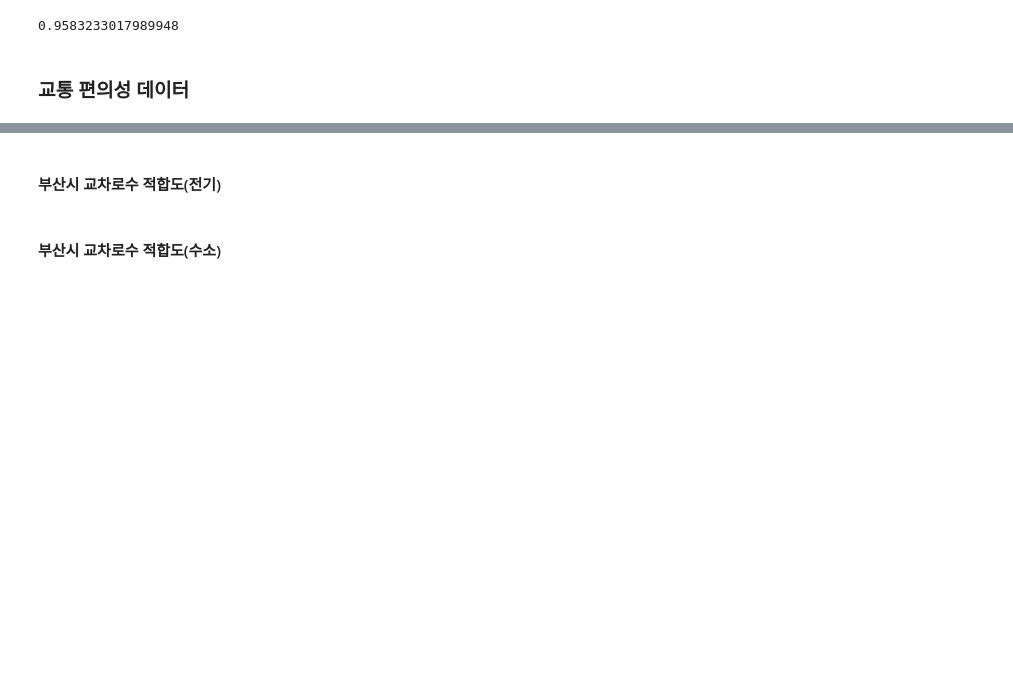
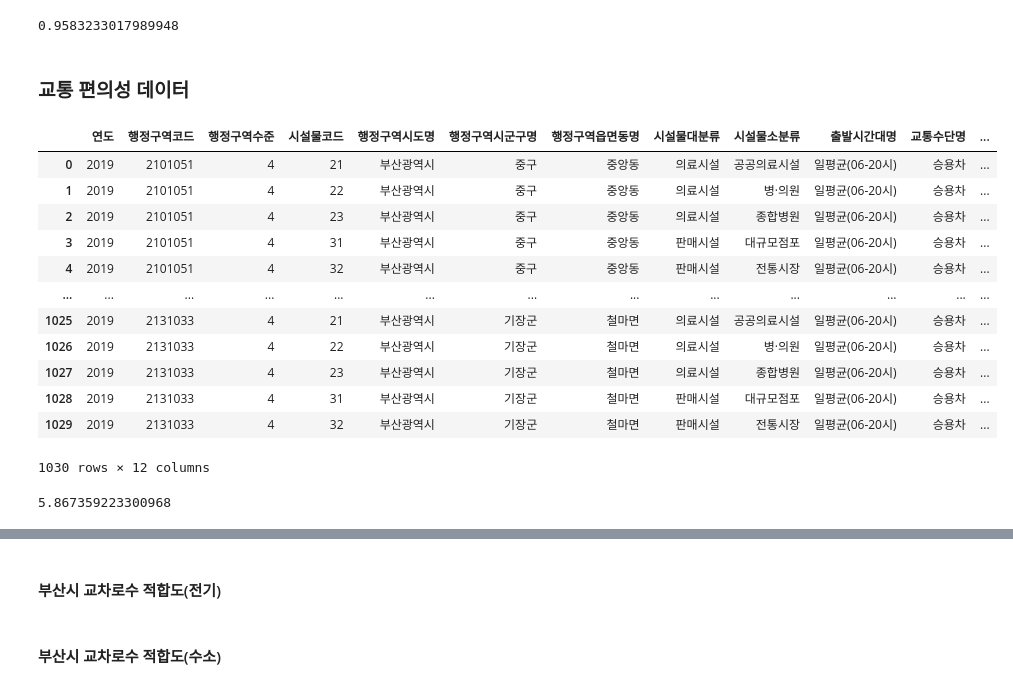
Before and after one commit to jhparkland/Green-Car-Charging-Station-Site-Selection, a Jupyter notebook: Notebook/GVCS/GVCS.ipynb, the cells around one changed output, grey strips where cells are left out. Drawn from its saved outputs; the diff is of its cells as text; code cells hidden in the pictures; blank space fills up the shorter version.

```diff
--- a/Notebook/GVCS/GVCS.ipynb
+++ b/Notebook/GVCS/GVCS.ipynb
@@ -675,3 +734,26 @@ HVCS_pro
 0.9583233017989948
 # %% [markdown]
 ### 교통 편의성 데이터
+# %%
+# 교통 접근성 (Transportation Accessibility)
+TA_file_path = 'C:\\Users\\SAMSUNG\\Desktop\\Green-Car-Charging-Station-Site-Selection\\Data\\시설,교통수단별 평균접근시간.csv'
+df_TA = pd.read_csv(TA_file_path,encoding='cp949')
+df_TA
+# %% [output]
+|  | 연도 | 행정구역코드 | 행정구역수준 | 시설물코드 | 행정구역시도명 | 행정구역시군구명 | 행정구역읍면동명 | 시설물대분류 | 시설물소분류 | 출발시간대명 | 교통수단명 | ... |
+| 0 | 2019 | 2101051 | 4 | 21 | 부산광역시 | 중구 | 중앙동 | 의료시설 | 공공의료시설 | 일평균(06-20시) | 승용차 | ... |
+| 1 | 2019 | 2101051 | 4 | 22 | 부산광역시 | 중구 | 중앙동 | 의료시설 | 병·의원 | 일평균(06-20시) | 승용차 | ... |
+| 2 | 2019 | 2101051 | 4 | 23 | 부산광역시 | 중구 | 중앙동 | 의료시설 | 종합병원 | 일평균(06-20시) | 승용차 | ... |
+| 3 | 2019 | 2101051 | 4 | 31 | 부산광역시 | 중구 | 중앙동 | 판매시설 | 대규모점포 | 일평균(06-20시) | 승용차 | ... |
+| 4 | 2019 | 2101051 | 4 | 32 | 부산광역시 | 중구 | 중앙동 | 판매시설 | 전통시장 | 일평균(06-20시) | 승용차 | ... |
+| ... | ... | ... | ... | ... | ... | ... | ... | ... | ... | ... | ... | ... |
+| 1025 | 2019 | 2131033 | 4 | 21 | 부산광역시 | 기장군 | 철마면 | 의료시설 | 공공의료시설 | 일평균(06-20시) | 승용차 | ... |
+| 1026 | 2019 | 2131033 | 4 | 22 | 부산광역시 | 기장군 | 철마면 | 의료시설 | 병·의원 | 일평균(06-20시) | 승용차 | ... |
+| 1027 | 2019 | 2131033 | 4 | 23 | 부산광역시 | 기장군 | 철마면 | 의료시설 | 종합병원 | 일평균(06-20시) | 승용차 | ... |
+| 1028 | 2019 | 2131033 | 4 | 31 | 부산광역시 | 기장군 | 철마면 | 판매시설 | 대규모점포 | 일평균(06-20시) | 승용차 | ... |
+| 1029 | 2019 | 2131033 | 4 | 32 | 부산광역시 | 기장군 | 철마면 | 판매시설 | 전통시장 | 일평균(06-20시) | 승용차 | ... |
+1030 rows × 12 columns
+# %%
+df_TA['평균접근시간(분)'].mean()
+# %% [output]
+5.867359223300968
```
Also changed, not shown: parts of 29 cells of this notebook, 13 other files.
